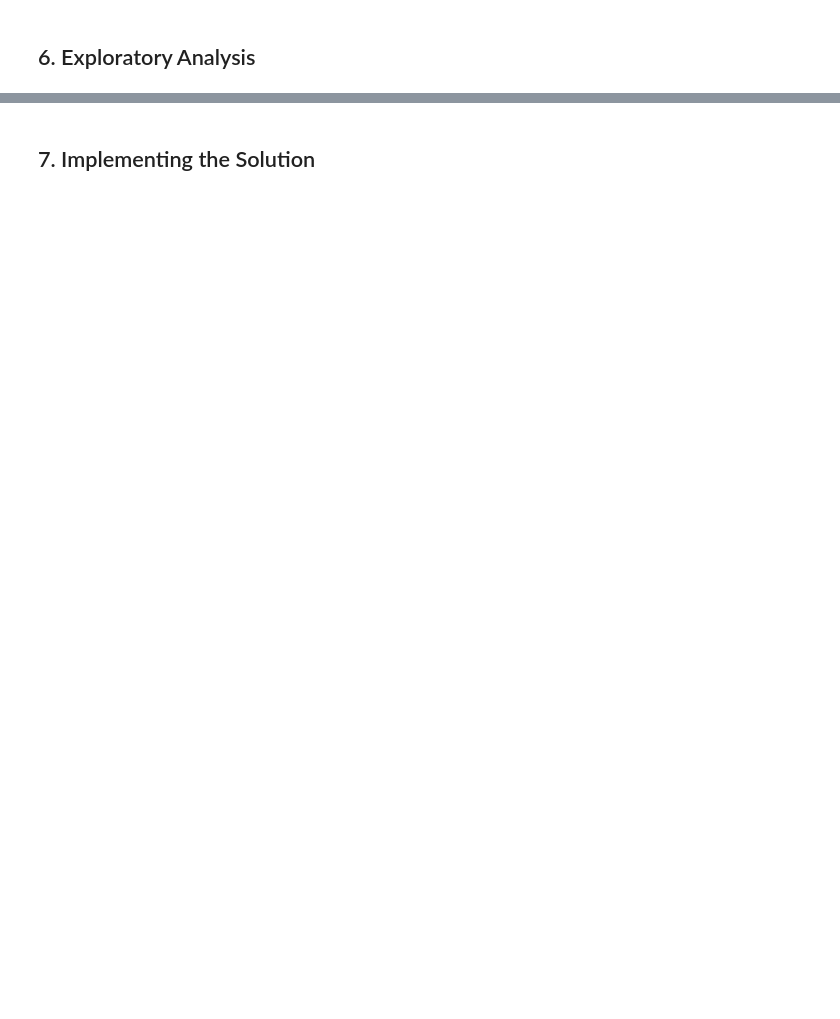
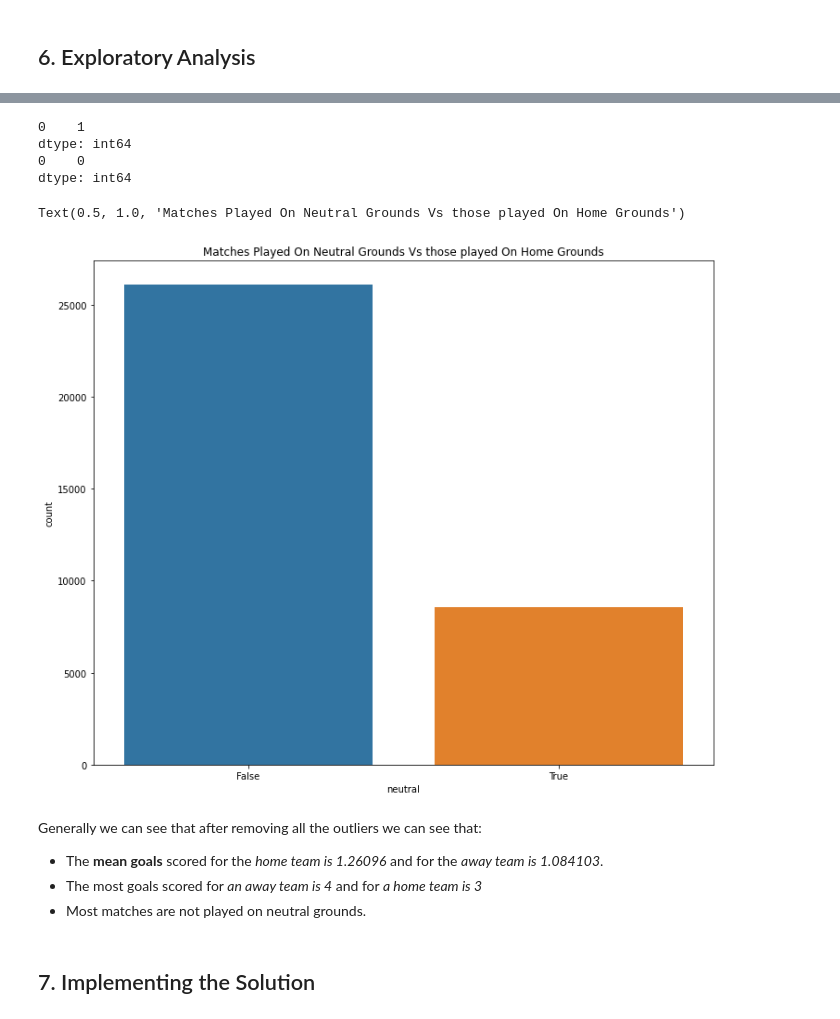
Before and after one commit to mburu-mwangi/Moringa-Machine-Learning-Wk-1, a Jupyter notebook: Moringa_Data_Science_Core_W6_Independent_Project_2021_10_Alfonce_Mwangi_Python_Notebook.ipynb, the cells around one changed output, grey strips where cells are left out. Saved outputs shown, nothing was run; the diff lists cells and outputs as text; code cells hidden in the pictures; blank space fills up the shorter version.

```diff
--- a/Moringa_Data_Science_Core_W6_Independent_Project_2021_10_Alfonce_Mwangi_Python_Notebook.ipynb
+++ b/Moringa_Data_Science_Core_W6_Independent_Project_2021_10_Alfonce_Mwangi_Python_Notebook.ipynb
@@ -174,0 +239,8 @@ The data can be compared with the official men's Fifa rankings found on [Fifa Me
+# %%
+# Removing outliers using the function
+#
+results = Remove_Outlier(results,'home_score')
+results = Remove_Outlier(results,'away_score')
+results = results.reset_index(drop=True)
+
+results.head(10)
@@ -177,0 +302,19 @@ The data can be compared with the official men's Fifa rankings found on [Fifa Me
+# %%
+# Creating the column 'status'
+# showing a win, draw or loss from the home team’s perspective
+#
+# Creating conditions
+conditions = [results['home_score'] > results['away_score'], results['home_score'] < results['away_score']]
+
+# Creating the choices from which
+# win = W
+# Loss = L
+# Draw = D
+#
+choices = ['W','L']
+
+# Creating the new column 'status' and adding the string values that correspond to the status of the home team
+results['status'] = np.select(conditions, choices, default='D')
+
+# checking the updated dataframe
+results.head()
@@ -177,0 +328,3 @@ The data can be compared with the official men's Fifa rankings found on [Fifa Me
+# %%
+results = results[['date','home_team','away_team','home_score','away_score','tournament','neutral','status']]
+results.head()
@@ -189,0 +453,9 @@ The data can be compared with the official men's Fifa rankings found on [Fifa Me
+# %%
+# Getting the column Year from date
+results["Year"] = pd.to_datetime(results['date']).dt.year
+
+# drop the column time
+results.drop("date", axis=1, inplace=True)
+
+# convert the column to string
+results['Year'] = results['Year'].astype(int)
@@ -195,2 +517,28 @@ The data can be compared with the official men's Fifa rankings found on [Fifa Me
+# %%
+# getting the modal scores for home and away teams
+#
+# Home Team
+#
+print(results['home_score'].mode())
+print(results['away_score'].mode())
+# %% [output]
+0    1
+dtype: int64
+0    0
+dtype: int64
+# %%
+# plotting on the venue of the matches played either on neutral grounds or on home grounds
+#
+
+sns.countplot(results['neutral'],order=results['neutral'].value_counts().index)
+plt.title('Matches Played On Neutral Grounds Vs those played On Home Grounds')
+# %% [output]
+Text(0.5, 1.0, 'Matches Played On Neutral Grounds Vs those played On Home Grounds')
+[figure, added]
+# %% [markdown]
+Generally we can see that after removing all the outliers we can see that:
+*  The **mean goals** scored for the *home team is 1.26096* and for the *away team is 1.084103*.
+*  The most goals scored for *an away team is 4* and for *a home team is 3*
+*  Most matches are not played on neutral grounds.
 # %% [markdown]
 ## 7. Implementing the Solution
```
Also changed, not shown: parts of 51 cells of this notebook.
